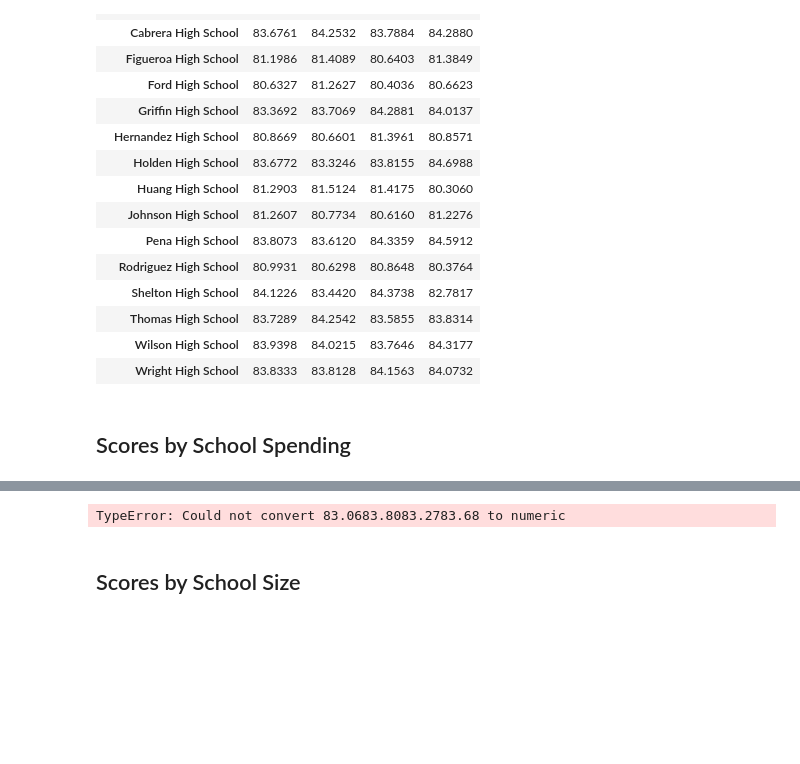
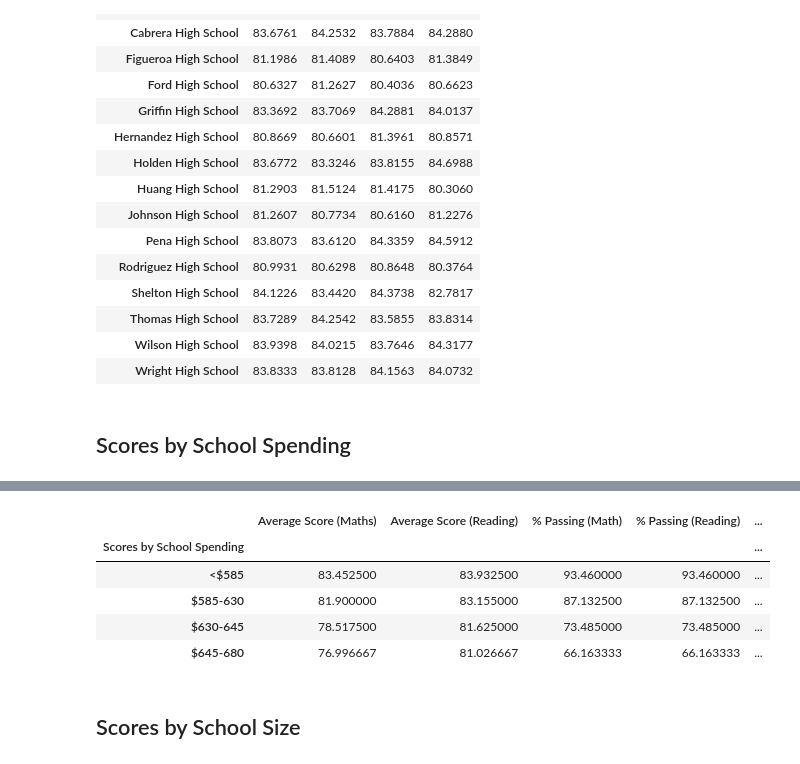
Before and after one commit to Lex1996/pandas_challenge, a Jupyter notebook: PyCitySchools/PyCitySchools_final.ipynb, the cells around one changed output, grey strips where cells are left out. Saved outputs shown, nothing was run; the diff lists cells and outputs as text; code cells hidden in the pictures; blank space fills up the shorter version.

```diff
--- a/PyCitySchools/PyCitySchools_final.ipynb
+++ b/PyCitySchools/PyCitySchools_final.ipynb
@@ -398,36 +396,44 @@ school_spending_df
 | Thomas High School | Charter | 1,635 | $1,043,130.00 | $638.00 | 83.42 | ... |
 | Wilson High School | Charter | 2,283 | $1,319,574.00 | $578.00 | 83.27 | ... |
 | Wright High School | Charter | 1,800 | $1,049,400.00 | $583.00 | 83.68 | ... |
-# %%
-school_spending_df["Per Capita Spending"] = school_spending_df["Per Capita Spending"].apply(lambda x: x.replace('$', '').replace(',', '')).astype('float')
+# %%
+school_spending_df["Average Score (Maths)"] = school_spending_df["Average Score (Maths)"].apply(lambda x: x.replace(',', '')).astype('float')
+school_spending_df["Average Score (Reading)"] = school_spending_df["Average Score (Reading)"].apply(lambda x: x.replace(',', '')).astype('float')
+school_spending_df["% Passing (Math)"] = school_spending_df["% Passing (Math)"].apply(lambda x: x.replace('%', '').replace(',', '')).astype('float')
+school_spending_df["% Passing (Reading)"] = school_spending_df["% Passing (Reading)"].apply(lambda x: x.replace('%', '').replace(',', '')).astype('float')
+school_spending_df["Overall Passing %"] = school_spending_df["Overall Passing %"].apply(lambda x: x.replace('%', '').replace(',', '')).astype('float')
 # %%
 #  Calculate averages for the desired columns.
 grouped_data_df = school_spending_df.groupby(["Spending Ranges (Per Student)"])
 
-# mean_data_df = grouped_data_df.mean()
-# mean_data_df
+spending_math_scores = grouped_data_df["Average Score (Maths)"].mean()
 
-spending_math_scores = grouped_data_df["Average Score (Maths)"].mean()
-spending_math_scores
+spending_reading_scores = grouped_data_df["Average Score (Reading)"].mean()
 
-# spending_reading_scores = school_spending_df.groupby(["Spending Ranges (Per Student)"])["Average Score (Reading)"].mean()
+spending_passing_math = grouped_data_df["% Passing (Math)"].mean()
 
-# spending_passing_math = school_spending_df.groupby(["Spending Ranges (Per Student)"])["% Passing (Math)"].mean()
+spending_passing_reading = grouped_data_df["% Passing (Reading)"].mean()
 
-# spending_passing_reading = school_spending_df.groupby(["Spending Ranges (Per Student)"])["% Passing (Reading)"].mean()
-
-# overall_passing_spending = school_spending_df.groupby(["Spending Ranges (Per Student)"])["Overall Passing %"].mean()
+overall_passing_spending = grouped_data_df["Overall Passing %"].mean()
-# %% [output]
-TypeError: Could not convert 83.0683.8083.2783.68 to numeric
 # %%
 # Assemble into DataFrame
-spending_summary = mean_data_df[["Average Score (Maths)", "Average Score (Reading)", "% Passing (Math)",
-                                "% Passing (Reading)", "Overall Passing %"]]
+spending_summary = pd.DataFrame({"Average Score (Maths)":spending_math_scores,
+                                 "Average Score (Reading)":spending_reading_scores,
+                                 "% Passing (Math)":spending_passing_math,
+                                 "% Passing (Reading)":spending_passing_reading,
+                                 "Overall Passing %":overall_passing_spending})
 
 spending_summary.index.name = "Scores by School Spending"
 
 # Display results
 spending_summary
+# %% [output]
+|  | Average Score (Maths) | Average Score (Reading) | % Passing (Math) | % Passing (Reading) | ... |
+| Scores by School Spending |  |  |  |  | ... |
+| <$585 | 83.452500 | 83.932500 | 93.460000 | 93.460000 | ... |
+| $585-630 | 81.900000 | 83.155000 | 87.132500 | 87.132500 | ... |
+| $630-645 | 78.517500 | 81.625000 | 73.485000 | 73.485000 | ... |
+| $645-680 | 76.996667 | 81.026667 | 66.163333 | 66.163333 | ... |
 # %% [markdown]
 ## Scores by School Size
 # %%
```
Also changed, not shown: parts of 8 cells of this notebook.
